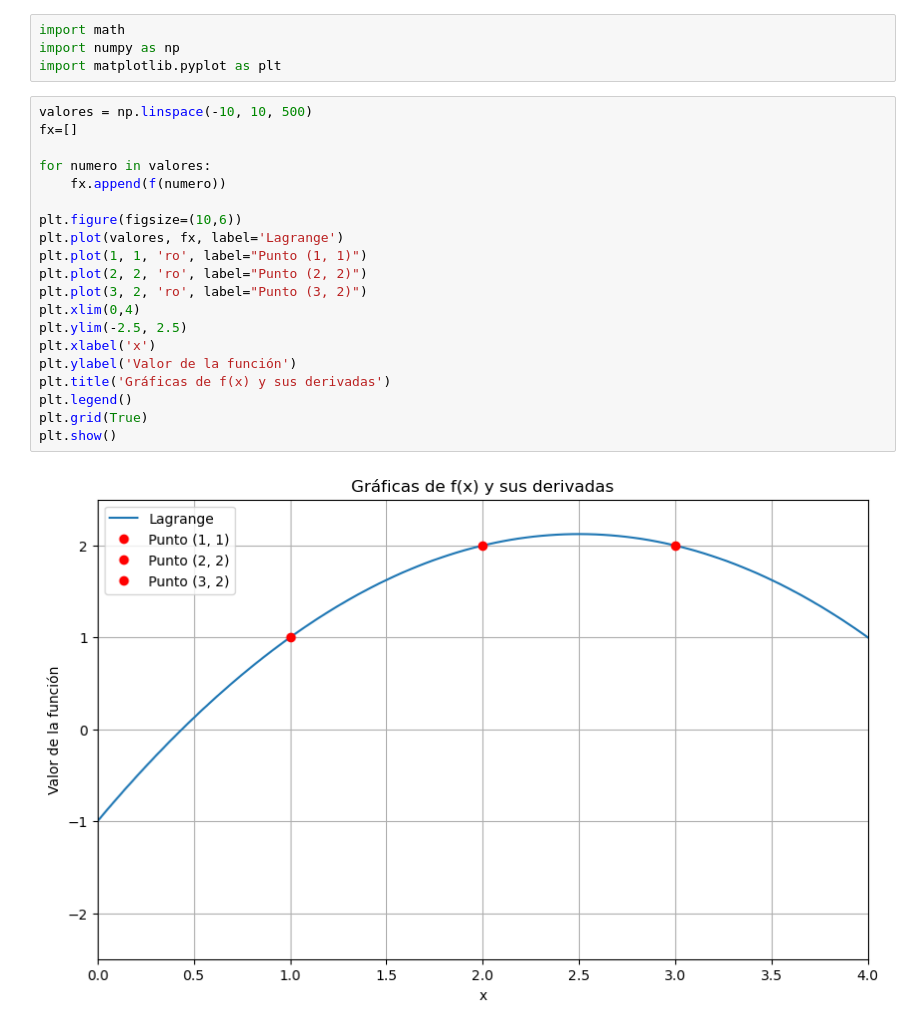
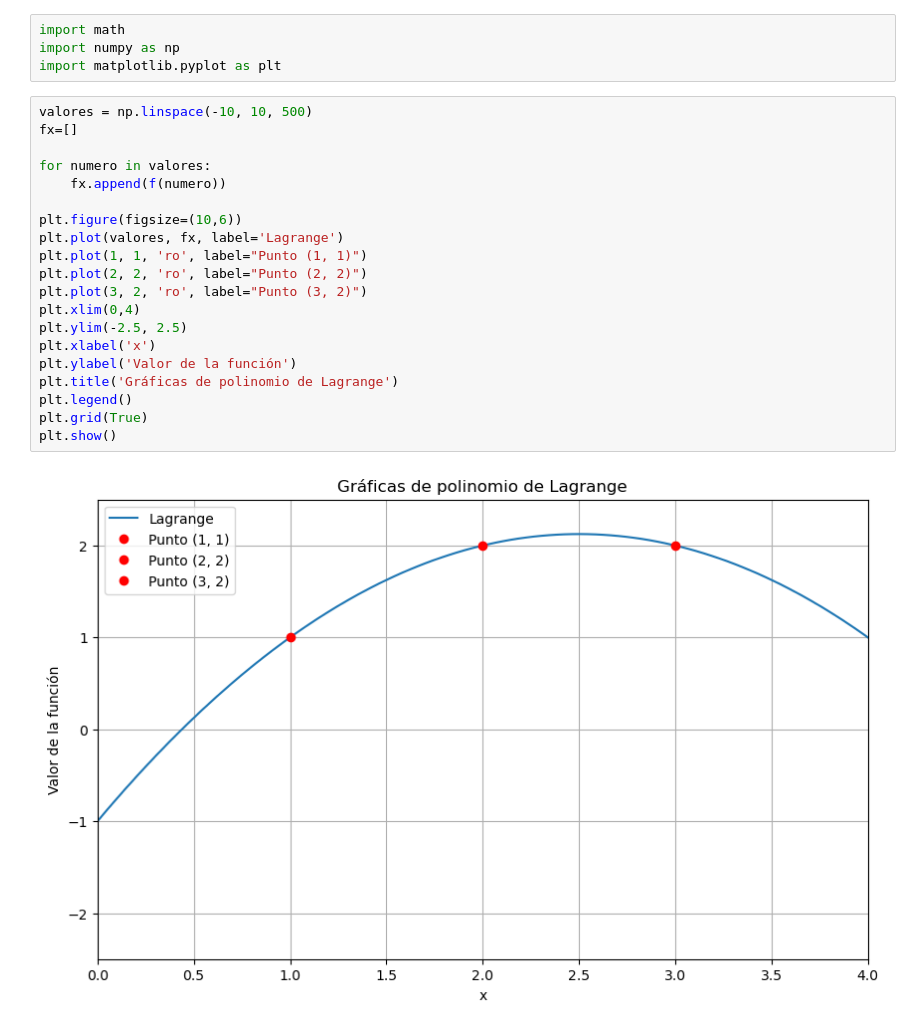
Before and after one commit to Celeste040205/Taller3, a Jupyter notebook: Ejercicio_5.ipynb, the cells around one changed output. Drawn from its saved outputs; the diff is of its cells as text.

```diff
--- a/Ejercicio_5.ipynb
+++ b/Ejercicio_5.ipynb
@@ -13,22 +13,22 @@ import matplotlib.pyplot as plt
 # %%
 valores = np.linspace(-10, 10, 500)
 fx=[]
 
 for numero in valores:
     fx.append(f(numero))
 
 plt.figure(figsize=(10,6))
 plt.plot(valores, fx, label='Lagrange')
 plt.plot(1, 1, 'ro', label="Punto (1, 1)")
 plt.plot(2, 2, 'ro', label="Punto (2, 2)")
 plt.plot(3, 2, 'ro', label="Punto (3, 2)")
 plt.xlim(0,4)
 plt.ylim(-2.5, 2.5)
 plt.xlabel('x')
 plt.ylabel('Valor de la función')
-plt.title('Gráficas de f(x) y sus derivadas')
+plt.title('Gráficas de polinomio de Lagrange')
 plt.legend()
 plt.grid(True)
 plt.show()
 # %% [output]
-[figure, old version]
+[figure, new version]
```
